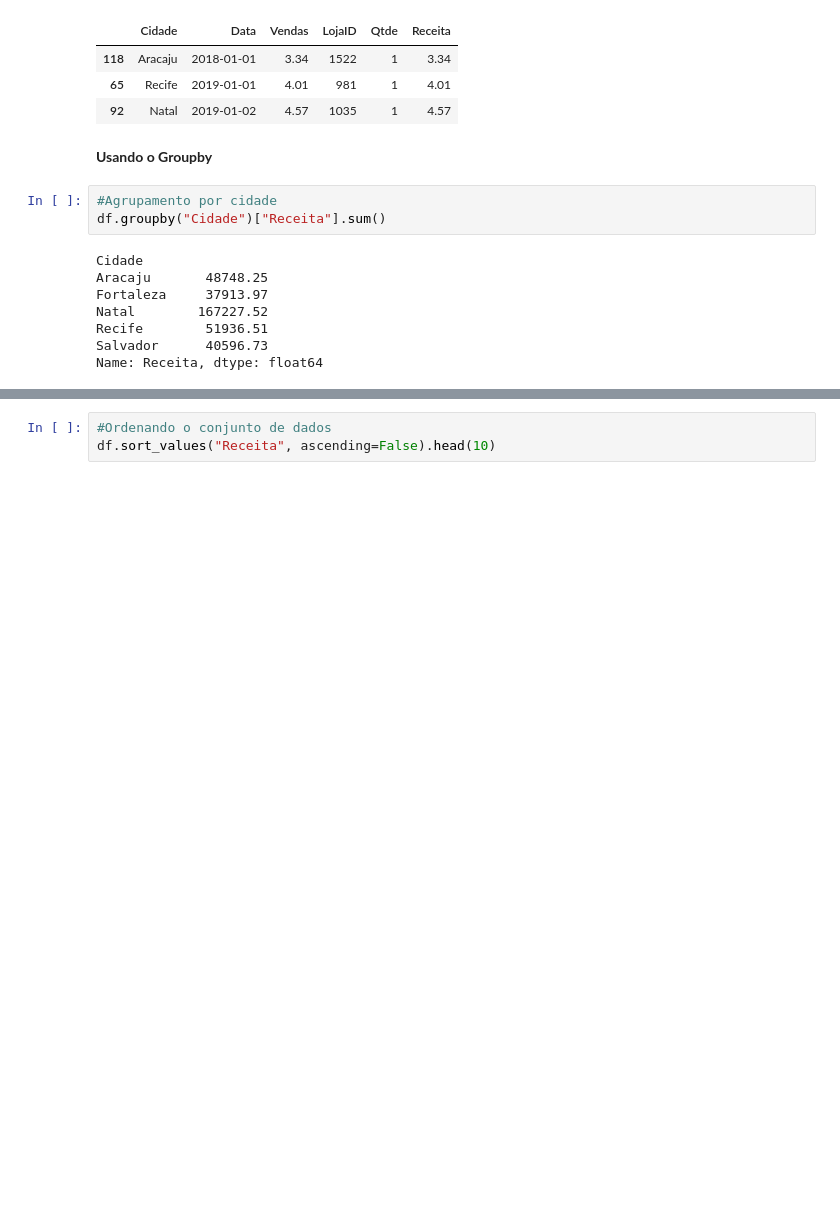
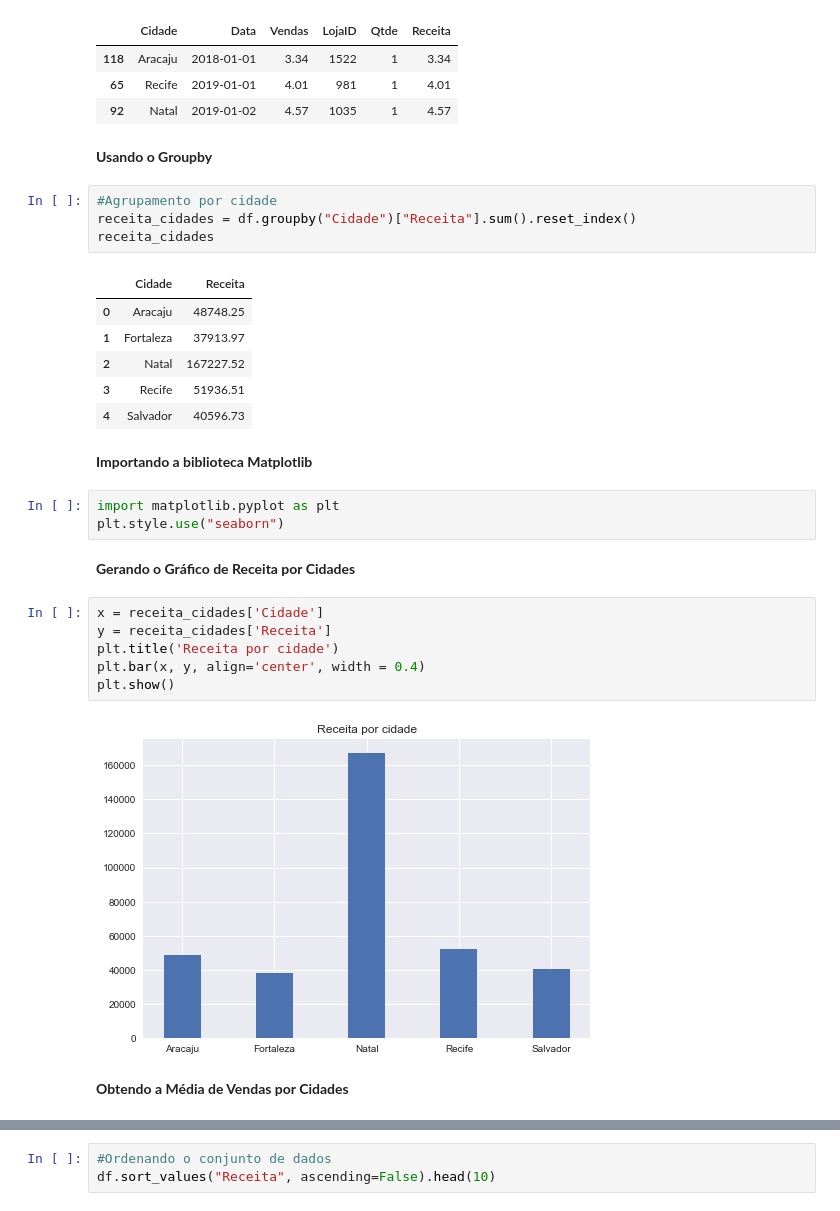
Before and after one commit to LucioFSMelo/analise_de_dados_python_pandas, a Jupyter notebook: Analise_vendas.ipynb, the cells around one changed output, grey strips where cells are left out. Cells and saved outputs as stored; diff of their text form; blank space fills up the shorter version.

Commit message:
Criados os dataframes receita cidades, Média vendas por cidadese gráficos

```diff
--- a/Analise_vendas.ipynb
+++ b/Analise_vendas.ipynb
@@ -130,12 +130,29 @@ df.nsmallest(3, "Receita")
 **Usando o Groupby**
 # %%
 #Agrupamento por cidade
-df.groupby("Cidade")["Receita"].sum()
+receita_cidades = df.groupby("Cidade")["Receita"].sum().reset_index()
+receita_cidades
 # %% [output]
-Cidade
-Aracaju       48748.25
-Fortaleza     37913.97
-Natal        167227.52
-Recife        51936.51
-Salvador      40596.73
-Name: Receita, dtype: float64
+|  | Cidade | Receita |
+| 0 | Aracaju | 48748.25 |
+| 1 | Fortaleza | 37913.97 |
+| 2 | Natal | 167227.52 |
+| 3 | Recife | 51936.51 |
+| 4 | Salvador | 40596.73 |
+# %% [markdown]
+**Importando a biblioteca Matplotlib**
+# %%
+import matplotlib.pyplot as plt
+plt.style.use("seaborn")
+# %% [markdown]
+**Gerando o Gráfico de Receita por Cidades**
+# %%
+x = receita_cidades['Cidade']
+y = receita_cidades['Receita']
+plt.title('Receita por cidade')
+plt.bar(x, y, align='center', width = 0.4)
+plt.show()
+# %% [output]
+[figure, added]
+# %% [markdown]
+**Obtendo a Média de Vendas por Cidades**
```
Also changed, not shown: parts of 24 cells of this notebook, 1 other file.
